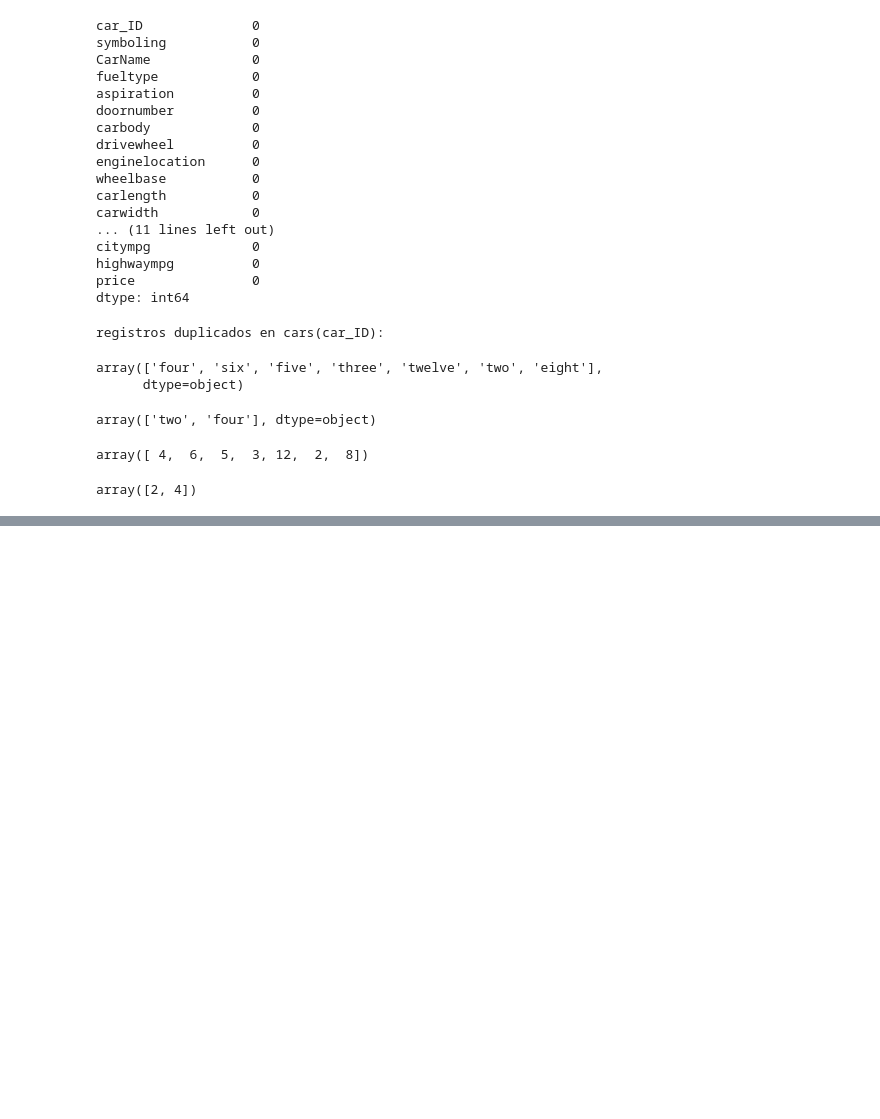
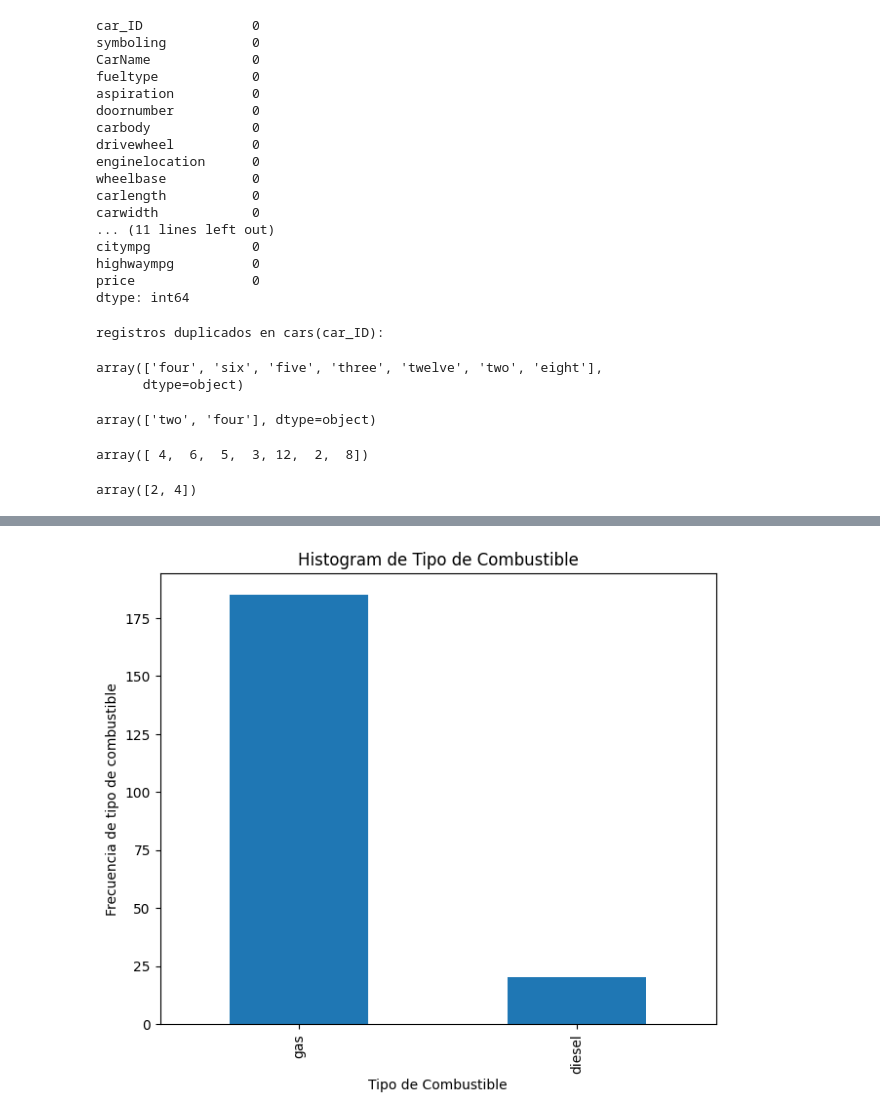
Before and after one commit to JimeFioni/P_Integrador_M_Learning, a Jupyter notebook: Predicion_precios/regresionmultiple.ipynb, the cells around one changed output, grey strips where cells are left out. Cells and saved outputs as stored; diff of their text form; code cells hidden in the pictures; blank space fills up the shorter version.

```diff
--- a/Predicion_precios/regresionmultiple.ipynb
+++ b/Predicion_precios/regresionmultiple.ipynb
@@ -155,0 +212,9 @@ array([2, 4])
+# %%
+plt.figure(figsize=(25, 6))
+plt.subplot(1,3,2)
+plt1 = cars.fueltype.value_counts().plot(kind='bar')
+plt.title('Histogram de Tipo de Combustible')
+plt1.set(xlabel = 'Tipo de Combustible', ylabel='Frecuencia de tipo de combustible')
+plt.show()
+# %% [output]
+[figure, added]
```
Also changed, not shown: parts of 88 cells of this notebook, 16 other files.
